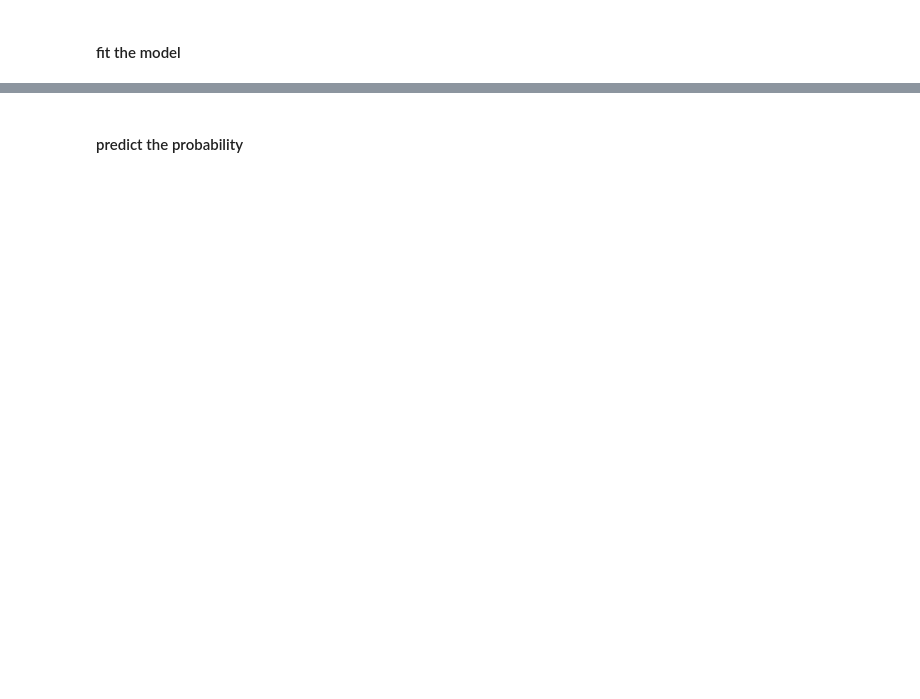
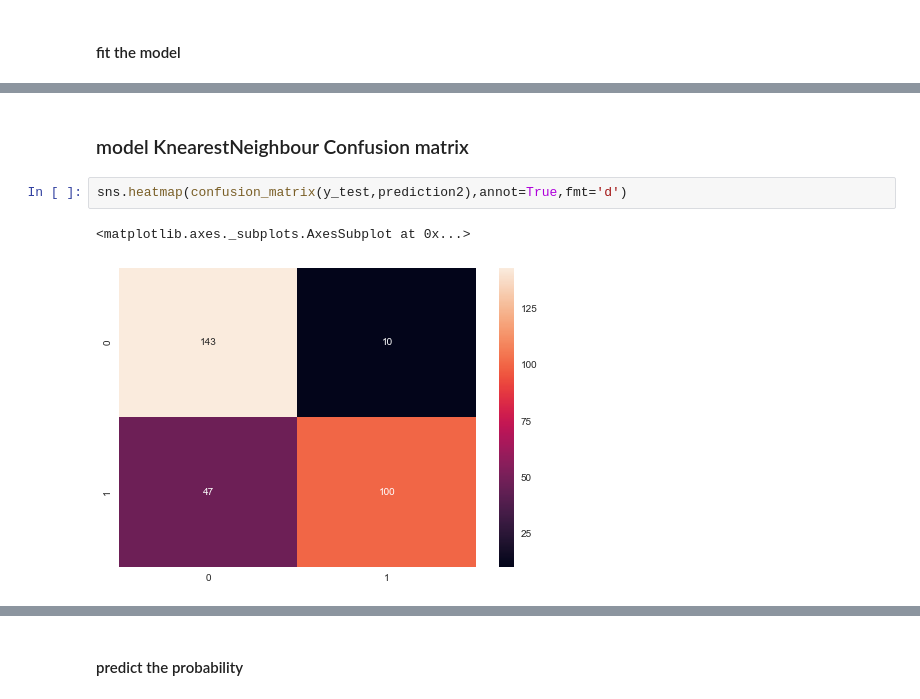
Before and after one commit to satrioprianda/ROC-AUC_score, a Jupyter notebook: testing.ipynb, the cells around one changed output, grey strips where cells are left out. Saved outputs shown, nothing was run; the diff lists cells and outputs as text; blank space fills up the shorter version.

```diff
--- a/testing.ipynb
+++ b/testing.ipynb
@@ -36,0 +99,7 @@ KNeighborsClassifier(algorithm='auto', leaf_size=30, metric='minkowski',
+# %% [markdown]
+### model KnearestNeighbour Confusion matrix
+# %%
+sns.heatmap(confusion_matrix(y_test,prediction2),annot=True,fmt='d')
+# %% [output]
+<matplotlib.axes._subplots.AxesSubplot at 0x...>
+[figure, added]
```
Also changed, not shown: parts of 24 cells of this notebook.
